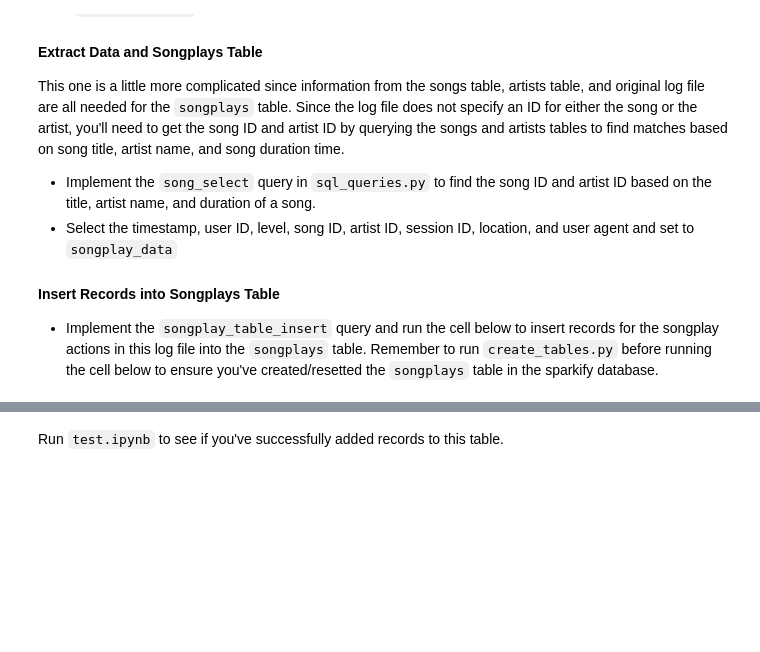
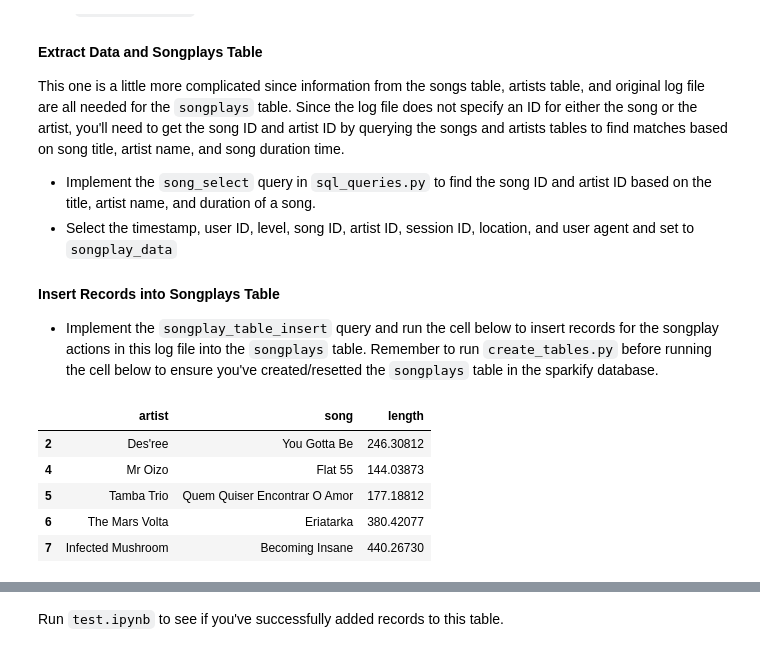
Before and after one commit to joseph-higaki/UDataEng_L02P01_create-song-play-schema, a Jupyter notebook: etl.ipynb, the cells around one changed output, grey strips where cells are left out. Cells and saved outputs as stored; diff of their text form; code cells hidden in the pictures; blank space fills up the shorter version.

```diff
--- a/etl.ipynb
+++ b/etl.ipynb
@@ -202,4 +233,13 @@ This one is a little more complicated since information from the songs table, ar
 
 #### Insert Records into Songplays Table
 - Implement the `songplay_table_insert` query and run the cell below to insert records for the songplay actions in this log file into the `songplays` table. Remember to run `create_tables.py` before running the cell below to ensure you've created/resetted the `songplays` table in the sparkify database.
+# %%
+df[["artist","song","length"]].head()
+# %% [output]
+|  | artist | song | length |
+| 2 | Des'ree | You Gotta Be | 246.30812 |
+| 4 | Mr Oizo | Flat 55 | 144.03873 |
+| 5 | Tamba Trio | Quem Quiser Encontrar O Amor | 177.18812 |
+| 6 | The Mars Volta | Eriatarka | 380.42077 |
+| 7 | Infected Mushroom | Becoming Insane | 440.26730 |
 # %%
```
Also changed, not shown: parts of 15 cells of this notebook, 5 other files.
